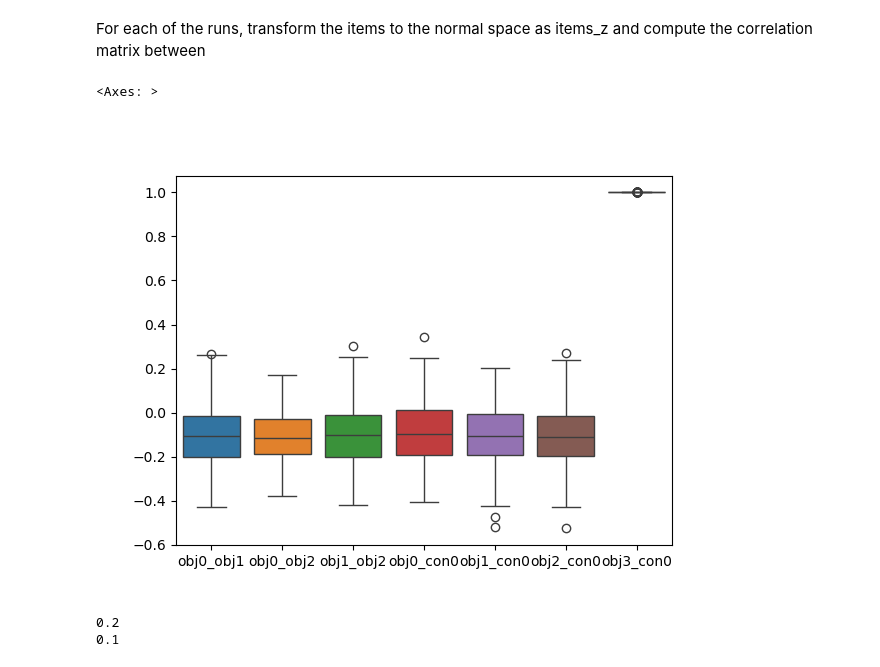
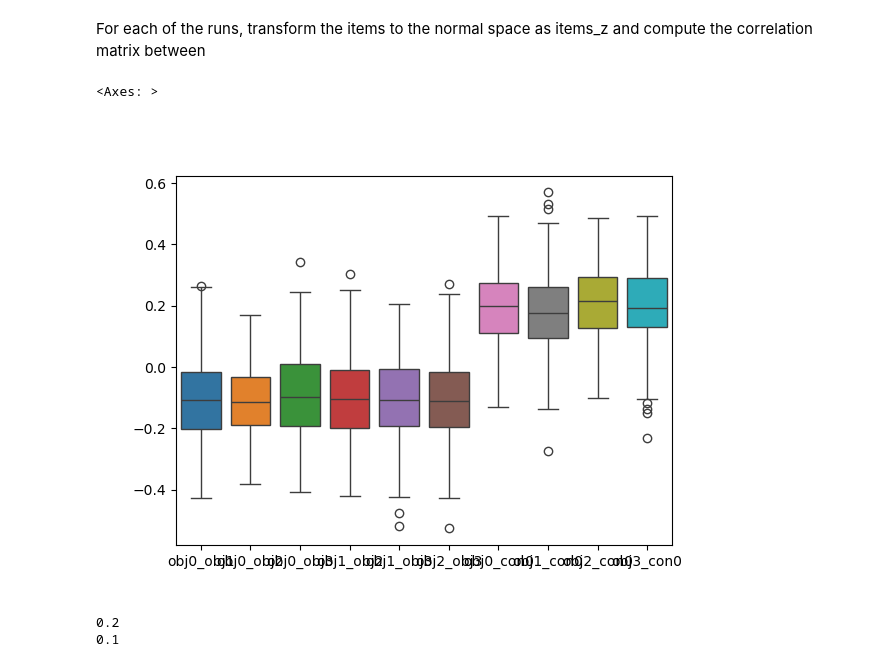
Before and after one commit to rameshsrinivasanuci/multiobjective, a Jupyter notebook: test_linear_markov_y.ipynb, the cells around one changed output. Cells and saved outputs as stored; diff of their text form; code cells hidden in the pictures.

```diff
--- a/test_linear_markov_y.ipynb
+++ b/test_linear_markov_y.ipynb
@@ -65,16 +65,16 @@ for j in range(len(items)):
 # %%
 import pandas as pd
 corrdf = pd.DataFrame()
 for j in range(n_obj):
-    for k in range(j+1,3):
+    for k in range(j+1,n_obj):
         corrdf[f"obj{j}_obj{k}"] = r_items[:,j,k]
 for j in range(n_obj):
-        corrdf[f"obj{j}_con0"] = r_items[:,j,3]
+        corrdf[f"obj{j}_con0"] = r_items[:,j,n_obj]
 plt.figure()
 sns.boxplot(corrdf)
 # %% [output]
 <Axes: >
-[figure, old version]
+[figure, new version]
 # %%
 print(kn['r_con'])
 print(kn['r_obj'])
```
Also changed, not shown: parts of 15 cells of this notebook.
